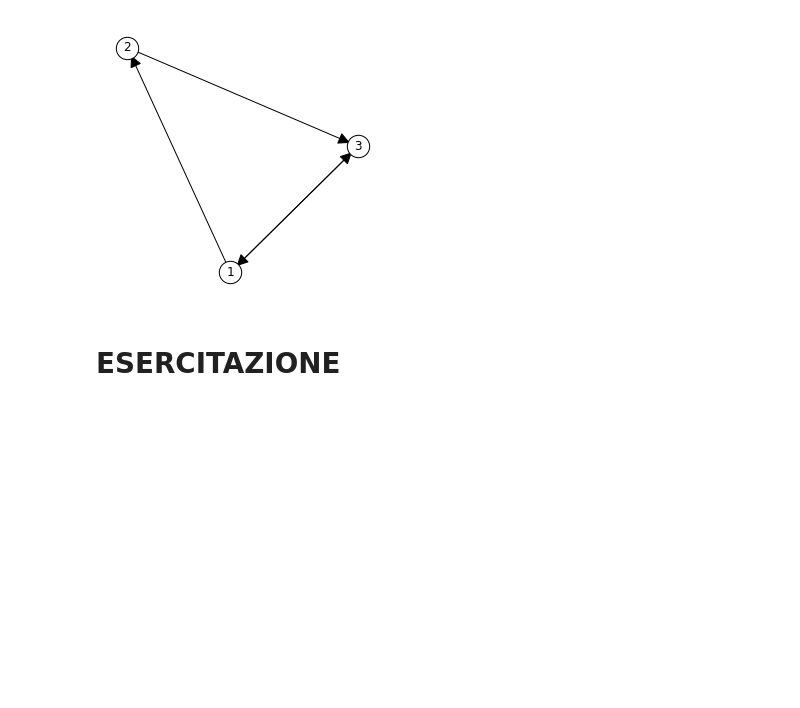
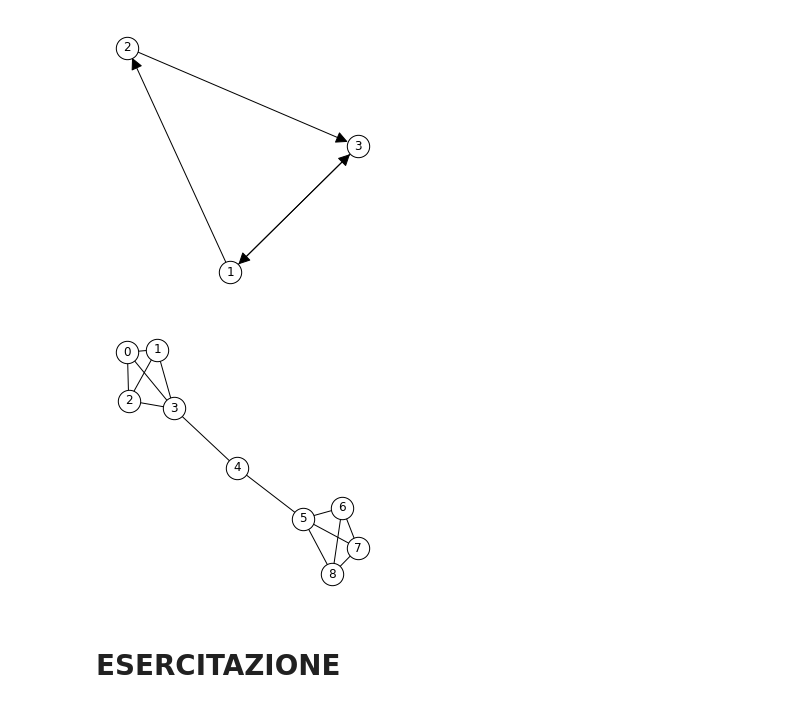
Before and after one commit to alkaest2002/ABGrid, a Jupyter notebook: materials/course 101/zachary karate club.ipynb, the cells around one changed output. Drawn from its saved outputs; the diff is of its cells as text; code cells hidden in the pictures; blank space fills up the shorter version.

```diff
--- a/materials/course 101/zachary karate club.ipynb
+++ b/materials/course 101/zachary karate club.ipynb
@@ -27,3 +27,11 @@ pd.set_option('display.max_columns', None)
 # %%
 NODE_SIZE=500
 SEED = 42
+
+BASE_OPTIONS = {
+    "node_size": NODE_SIZE,
+    "node_color": "white",
+    "edgecolors": "black",
+    "linewidths": 1,
+    "width": 1,
+}
@@ -58,5 +69,15 @@ nx.draw_networkx_labels(Gd, pos);
 # %% [output]
 [figure]
+# %%
+# BARBELL
+fig, ax = plt.subplots(figsize=(5,5))
+ax.axis('off')
+
+Gb = nx.barbell_graph(4,1)
+pos = nx.spring_layout(Gb, k=.5, seed=SEED)
+nx.draw_networkx(Gb,pos, **BASE_OPTIONS)
+# %% [output]
+[figure, added]
 # %% [markdown]
 # ESERCITAZIONE
 # %%
```
Also changed, not shown: parts of 18 cells of this notebook.
